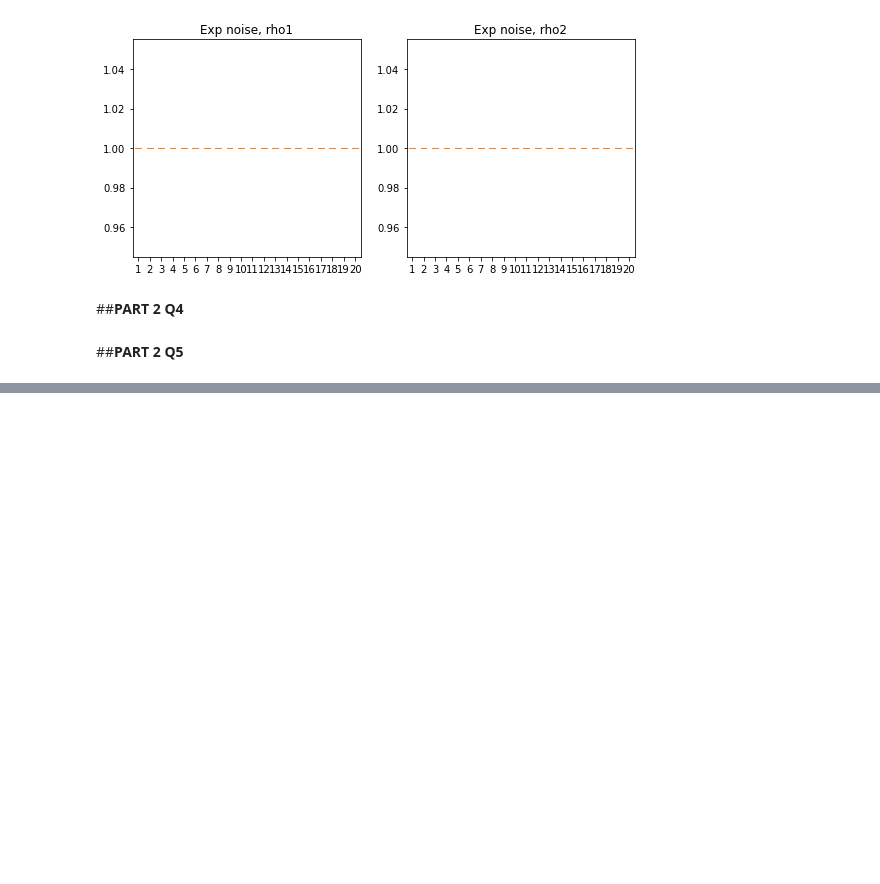
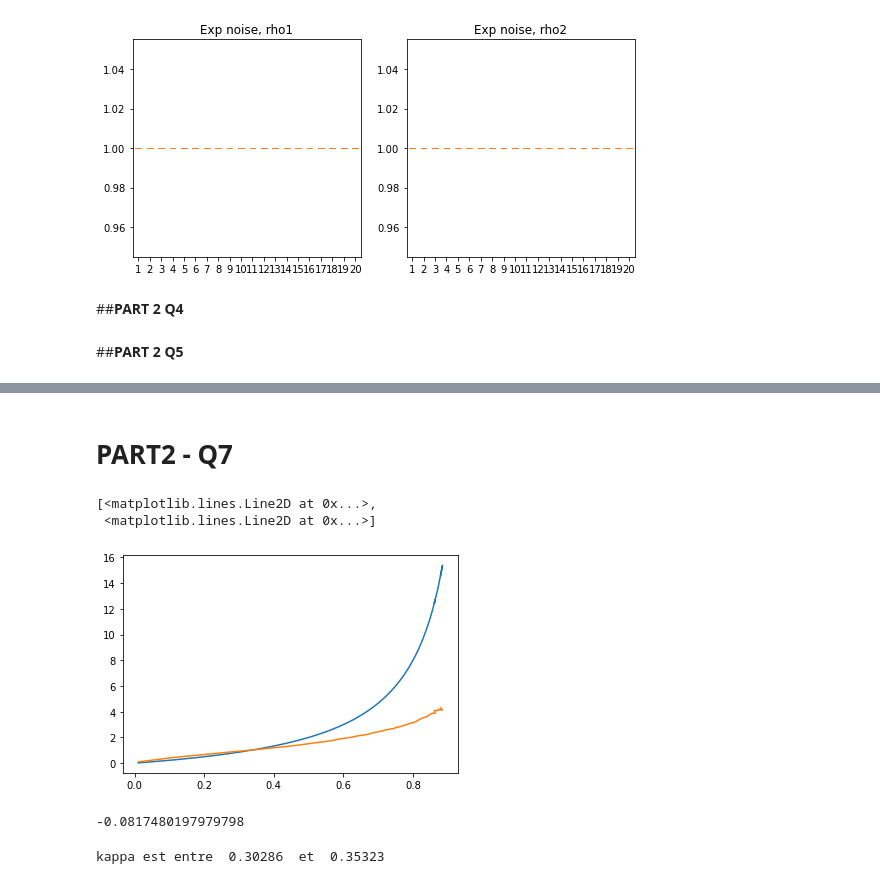
Before and after one commit to audreygossard/HISTAT, a Jupyter notebook: HISTAT_project_4.ipynb, the cells around one changed output, grey strips where cells are left out. Drawn from its saved outputs; the diff is of its cells as text; code cells hidden in the pictures; blank space fills up the shorter version.

```diff
--- a/HISTAT_project_4.ipynb
+++ b/HISTAT_project_4.ipynb
@@ -332,0 +372,24 @@ plt.plot(kappa_values, r_values,Kappa,r_real)
+# %% [markdown]
+# **PART2 - Q7**
+# %%
+plt.plot(kappa_values, r_values_noise2_rho2, kappa_values, r_values_noise2_rho1)
+# %% [output]
+[<matplotlib.lines.Line2D at 0x...>,
+ <matplotlib.lines.Line2D at 0x...>]
+[figure, added]
+# %%
+list = LSE_laplacien_values- r_values_noise2_rho1
+a = list[0]
+print(a) #LSE > r_values
+# %% [output]
+-0.0817480197979798
+# %%
+def search_kappa(list):
+    i=0
+    while list[i]<0:
+        i+=1
+    print("kappa est entre ", kappa_values[i-1], " et ", kappa_values[i])
+    return kappa_values[i]
+kappa_recherche = search_kappa(list)
+# %% [output]
+kappa est entre  0.30286  et  0.35323
```
Also changed, not shown: parts of 8 cells of this notebook.
